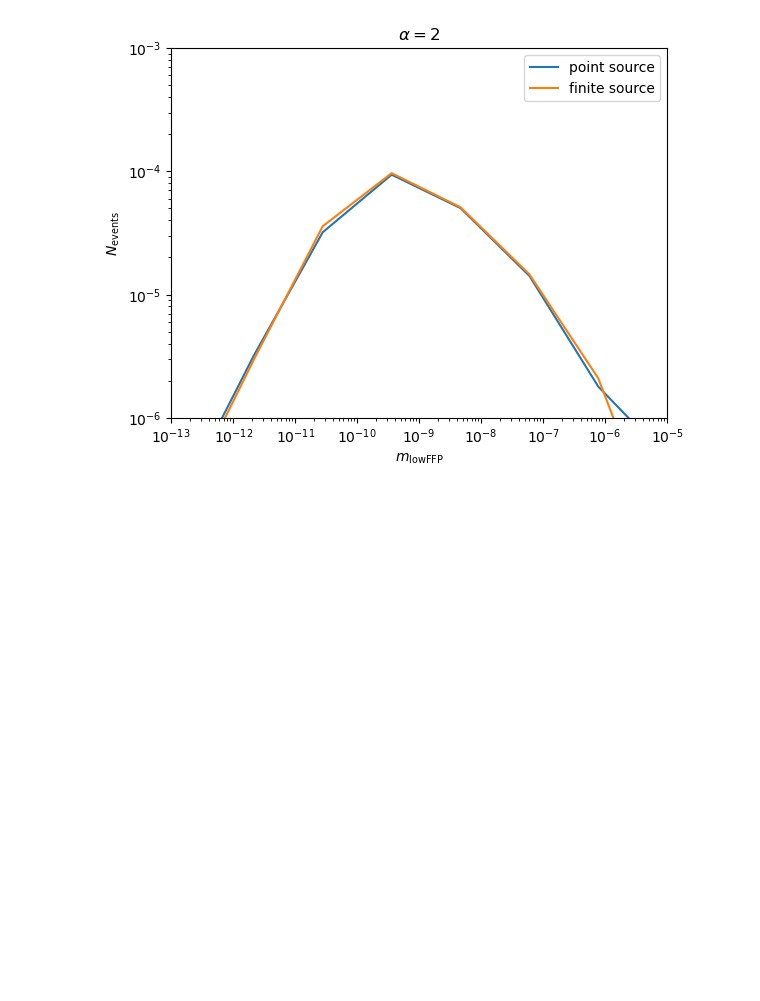
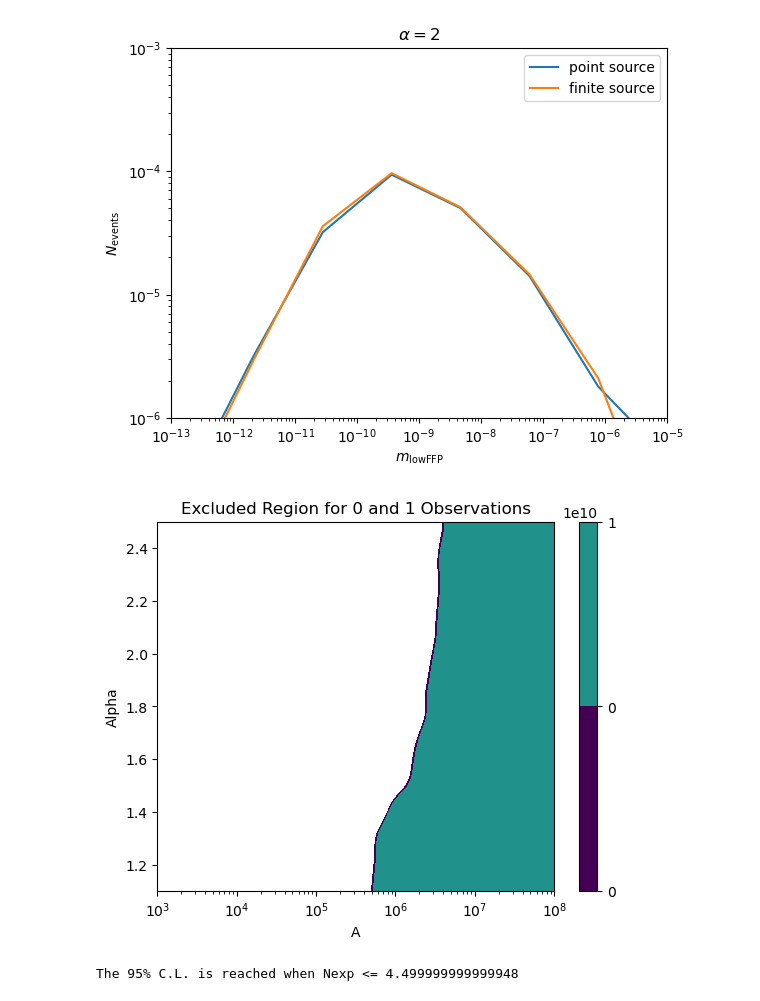
Before and after one commit to NolanSmyth/LensCalcPy, a Jupyter notebook: examples/hsc_ffp.ipynb, the cells around one changed output. Drawn from its saved outputs; the diff is of its cells as text; code cells hidden in the pictures; blank space fills up the shorter version.

Commit message:
Adding first pass to 2d exclusion plots

```diff
--- a/examples/hsc_ffp.ipynb
+++ b/examples/hsc_ffp.ipynb
@@ -105,0 +122,50 @@ plt.show()
+# %%
+A_min = 1
+A_max = 1e8
+alpha_min = 1.1
+alpha_max = 2.5
+num_points = 20
+A_values = np.logspace(np.log10(A_min), np.log10(A_max), num_points)
+alpha_values = np.linspace(alpha_min, alpha_max, num_points)
+A_grid, alpha_grid = np.meshgrid(A_values, alpha_values)
+
+get_n_events_values = np.empty_like(A_grid)
+
+for i in tqdm(range(len(alpha_values))):
+    get_n_events_values[i] = get_n_events_parallel(A_values, alpha=alpha_values[i], finite=False)
+# %%
+n_events_interp = interp2d(A_values, alpha_values, get_n_events_values, kind='cubic')
+# %%
+A_values_dense = np.logspace(np.log10(A_min), np.log10(A_max), num_points*10)
+alpha_values_dense = np.linspace(alpha_min, alpha_max, num_points*10)
+n_events_interp_dense = n_events_interp(A_values_dense, alpha_values_dense)
+# %%
+plt.figure()
+# contour = plt.contourf(A_grid, alpha_grid, get_n_events_values, levels=[4.49, 4.74, 1e10])
+contour = plt.contourf(A_values_dense, alpha_values_dense, n_events_interp_dense, levels=[4.49, 4.74, 1e10])
+plt.colorbar(contour)
+plt.xscale('log')
+plt.title('Excluded Region for 0 and 1 Observations')
+plt.xlabel('A')
+plt.ylabel('Alpha')
+plt.xlim(1e3,1e8)
+plt.ylim(1.1,2.5)
+plt.show()
+# %% [output]
+[figure, added]
+# %%
+confidence_level_threshold = 0.05
+
+Nexp = 1
+
+# Calculate the cumulative probability until it exceeds the threshold
+while True:
+    # cumulative_prob = poisson.pmf(0, Nexp) + poisson.pmf(1, Nexp)
+    cumulative_prob = poisson.pmf(1, Nexp)
+    if cumulative_prob <= confidence_level_threshold:
+        break
+    Nexp += 0.01
+
+print(f"The 95% C.L. is reached when Nexp <= {Nexp}")
+# %% [output]
+The 95% C.L. is reached when Nexp <= 4.499999999999948
```
Also changed, not shown: parts of 2 cells of this notebook, 2 other files.
